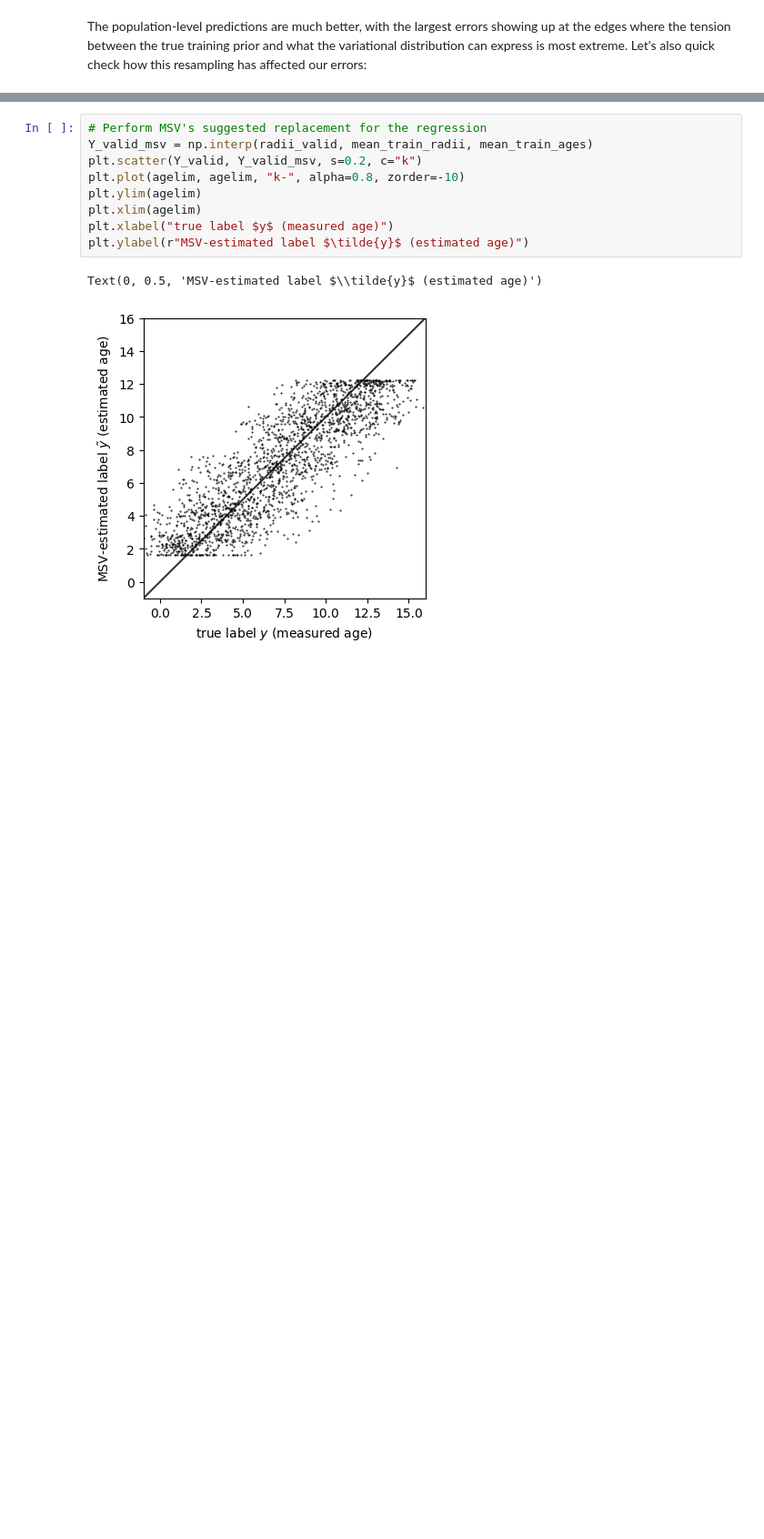
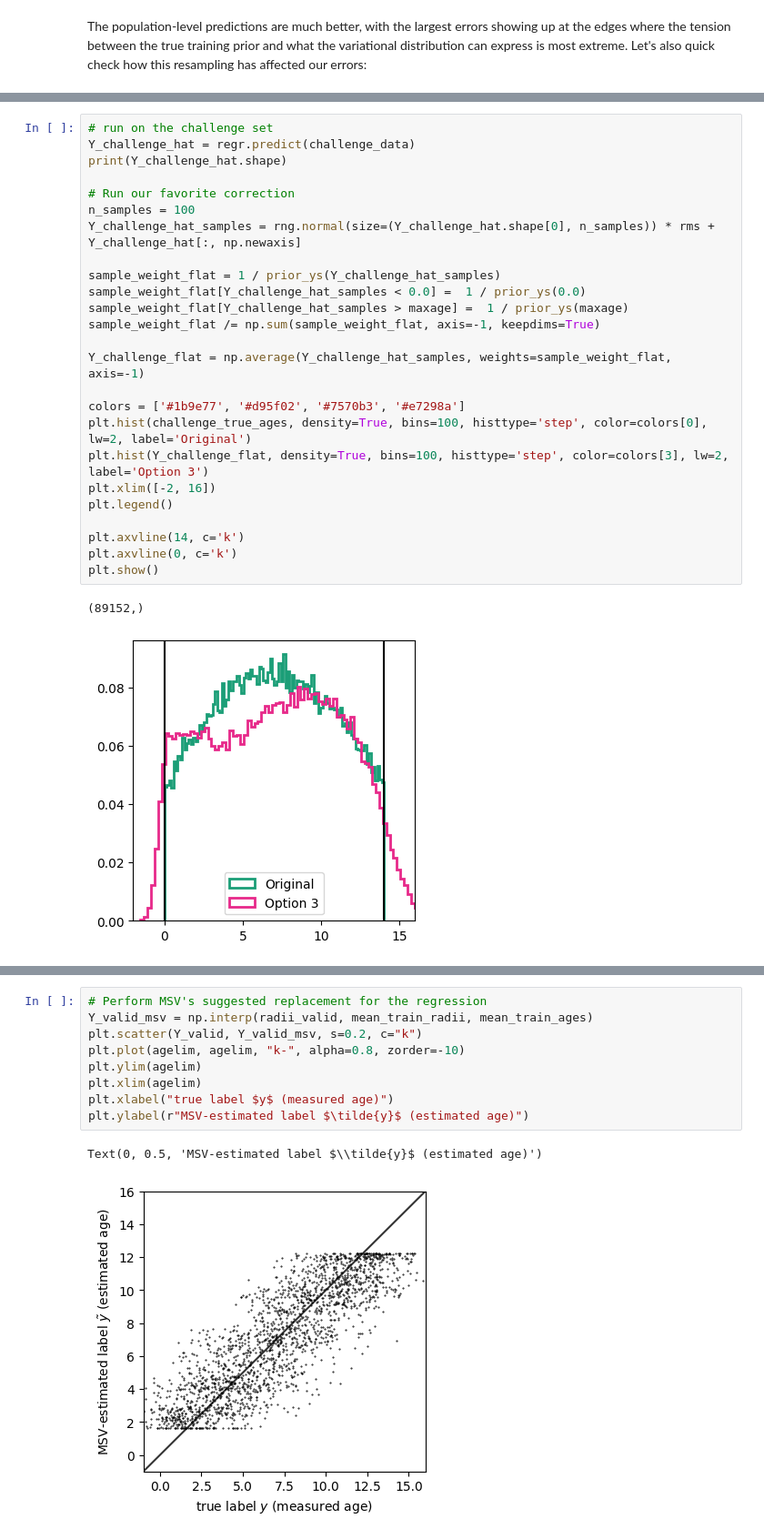
Before and after one commit to swagnercarena/BadForScience, a Jupyter notebook: notebooks/bias_in_regression_outputs.ipynb, the cells around one changed output, grey strips where cells are left out. Shown at 91% size. Saved outputs shown, nothing was run; the diff lists cells and outputs as text; blank space fills up the shorter version.

```diff
--- a/notebooks/bias_in_regression_outputs.ipynb
+++ b/notebooks/bias_in_regression_outputs.ipynb
@@ -366,0 +398,28 @@ Text(0, 0.5, 'regression-estimated label $\\hat{y}$ (estimated age)')
+# %%
+# run on the challenge set
+Y_challenge_hat = regr.predict(challenge_data)
+print(Y_challenge_hat.shape)
+
+# Run our favorite correction
+n_samples = 100
+Y_challenge_hat_samples = rng.normal(size=(Y_challenge_hat.shape[0], n_samples)) * rms + Y_challenge_hat[:, np.newaxis]
+
+sample_weight_flat = 1 / prior_ys(Y_challenge_hat_samples)
+sample_weight_flat[Y_challenge_hat_samples < 0.0] =  1 / prior_ys(0.0)
+sample_weight_flat[Y_challenge_hat_samples > maxage] =  1 / prior_ys(maxage)
+sample_weight_flat /= np.sum(sample_weight_flat, axis=-1, keepdims=True)
+
+Y_challenge_flat = np.average(Y_challenge_hat_samples, weights=sample_weight_flat, axis=-1)
+
+colors = ['#1b9e77', '#d95f02', '#7570b3', '#e7298a']
+plt.hist(challenge_true_ages, density=True, bins=100, histtype='step', color=colors[0], lw=2, label='Original')
+plt.hist(Y_challenge_flat, density=True, bins=100, histtype='step', color=colors[3], lw=2, label='Option 3')
+plt.xlim([-2, 16])
+plt.legend()
+
+plt.axvline(14, c='k')
+plt.axvline(0, c='k')
+plt.show()
+# %% [output]
+(89152,)
+[figure, added]
```
Also changed, not shown: parts of 14 cells of this notebook.
